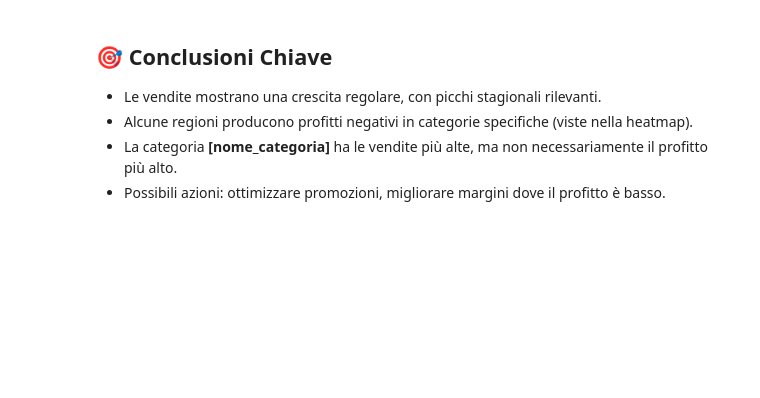
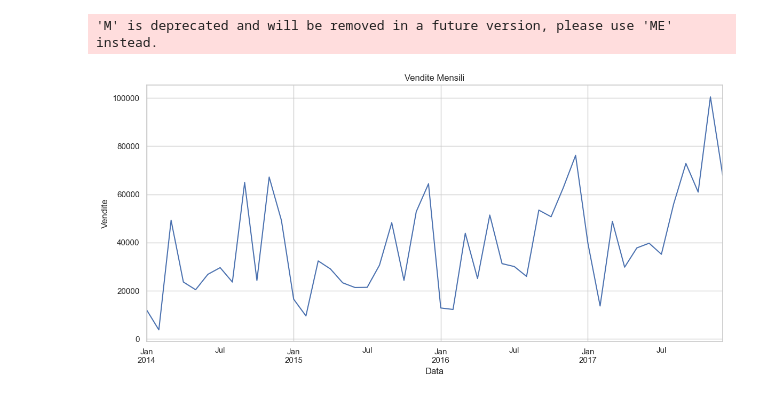
Before and after one commit to Lamiki82/retail-sales-analysis, a Jupyter notebook: notebooks/eda_superstore.ipynb, the cells around one changed output. Cells and saved outputs as stored; diff of their text form; code cells hidden in the pictures; blank space fills up the shorter version.

```diff
--- a/notebooks/eda_superstore.ipynb
+++ b/notebooks/eda_superstore.ipynb
@@ -30,0 +158,5 @@ df.sort_values('Order_Date', inplace=True)
+# %%
+df.columns = df.columns.str.strip().str.replace(';', '', regex=False)
+df["Profit"] = df["Profit"].astype(str).str.replace(";", "")  # elimina i punti e virgole concatenati
+df["Profit"] = df["Profit"].str.replace(",", ".")             # nel caso usi virgola per decimali
+df["Profit"] = pd.to_numeric(df["Profit"], errors="coerce")   # converti in float
@@ -30,0 +187,14 @@ df.sort_values('Order_Date', inplace=True)
+# %%
+#ANALISI DELLE VENDITE NEL TEMPO
+# Creazione colonna "Year" e "Month"
+df['Year'] = df['Order Date'].dt.year
+df['Month'] = df['Order Date'].dt.month
+df_monthly = df.resample('ME', on='Order Date').sum(numeric_only=True)
+
+plt.plot(df_monthly.index, df_monthly['Sales'], label='Sales')
+plt.plot(df_monthly.index, df_monthly['Profit'], label='Profit')
+plt.title("Andamento Vendite e Profitti Mensili")
+plt.xlabel("Data")
+plt.ylabel("Importo ($)")
+plt.legend()
+plt.show()
@@ -31,10 +203,10 @@ df.sort_values('Order_Date', inplace=True)
 # %%
-sales_trend = df.groupby('Order_Date')['Sales'].sum()
-
-plt.figure(figsize=(14,6))
-sales_trend.rolling(30).mean().plot(color='royalblue')
-plt.title("📈 Andamento delle Vendite nel Tempo (Media Mobile 30gg)")
+df.set_index('Order Date')['Sales'].resample('M').sum().plot()
+plt.title("Vendite Mensili")
 plt.xlabel("Data")
 plt.ylabel("Vendite")
-plt.grid(True)
+plt.tight_layout()
 plt.show()
+# %% [output]
+'M' is deprecated and will be removed in a future version, please use 'ME' instead.
+[figure, added]
@@ -75,7 +212,0 @@ plt.show()
-# %% [markdown]
-## 🎯 Conclusioni Chiave
-
-- Le vendite mostrano una crescita regolare, con picchi stagionali rilevanti.
-- Alcune regioni producono profitti negativi in categorie specifiche (viste nella heatmap).
-- La categoria **[nome_categoria]** ha le vendite più alte, ma non necessariamente il profitto più alto.
-- Possibili azioni: ottimizzare promozioni, migliorare margini dove il profitto è basso.
```
Also changed, not shown: parts of 26 cells of this notebook.
